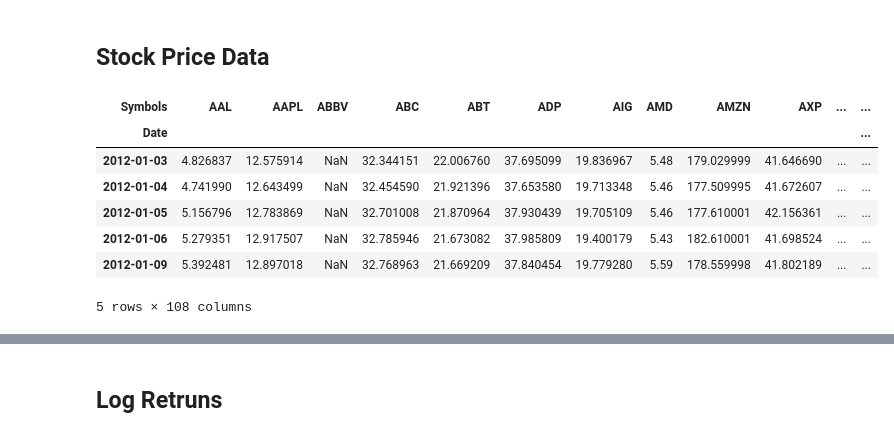
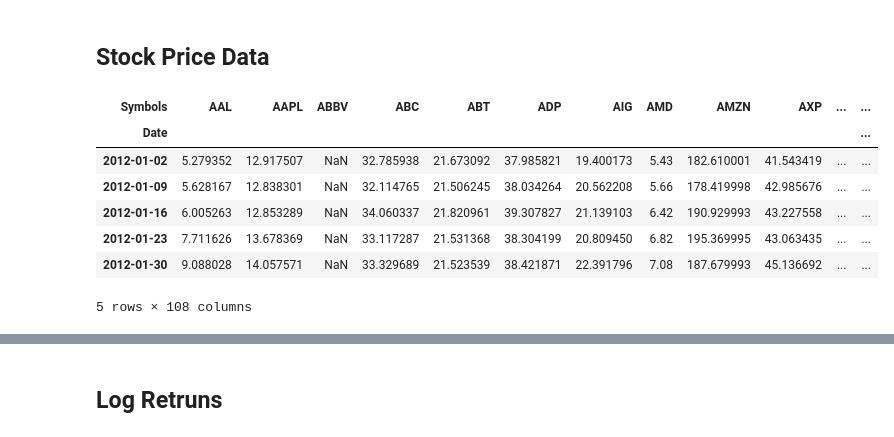
Before and after one commit to DaniloMendezR/master_thesis, a Jupyter notebook: Tables_creation.ipynb, the cells around one changed output, grey strips where cells are left out. Cells and saved outputs as stored; diff of their text form; code cells hidden in the pictures.

Commit message:
Change returns to weekly

```diff
--- a/Tables_creation.ipynb
+++ b/Tables_creation.ipynb
@@ -78,24 +78,24 @@ small_tickers = small_sent_tables['small_RCV'].columns
 # %%
 # Define the instruments to download. We would like to see Apple, Microsoft and the S&P500 index.
 big_tickers = big_sent_tables['big_RCV'].columns
 
 # We would like all available data from 2012/01/02 until 2021/12/01.
 start_date = big_sent_tables['big_RCV'].index[0].strftime('%Y-%m-%d')
 end_date = big_sent_tables['big_RCV'].index[-1].strftime('%Y-%m-%d')
 
-# User pandas_reader.data.DataReader to load the desired data. As simple as that.
-big_panel_data = web.DataReader(big_tickers, 'yahoo', start_date, end_date)['Adj Close']
+# User pandas_reader to load the desired data in a weekly format. As simple as that.
+big_panel_data = pandas_datareader.yahoo.daily.YahooDailyReader(big_tickers, interval='w', start=start_date, end=end_date).read()['Adj Close']
 big_panel_data = pd.DataFrame(big_panel_data)
 big_panel_data.to_csv(os.path.join(PATH,'Tables','big_prices.csv')) #Store in csv format in the 'Tables' folder
 big_panel_data.head()
 # %% [output]
 | Symbols | AAL | AAPL | ABBV | ABC | ABT | ADP | AIG | AMD | AMZN | AXP | ... | ... |
 | Date |  |  |  |  |  |  |  |  |  |  |  | ... |
-| 2012-01-03 | 4.826837 | 12.575914 | NaN | 32.344151 | 22.006760 | 37.695099 | 19.836967 | 5.48 | 179.029999 | 41.646690 | ... | ... |
-| 2012-01-04 | 4.741990 | 12.643499 | NaN | 32.454590 | 21.921396 | 37.653580 | 19.713348 | 5.46 | 177.509995 | 41.672607 | ... | ... |
-| 2012-01-05 | 5.156796 | 12.783869 | NaN | 32.701008 | 21.870964 | 37.930439 | 19.705109 | 5.46 | 177.610001 | 42.156361 | ... | ... |
-| 2012-01-06 | 5.279351 | 12.917507 | NaN | 32.785946 | 21.673082 | 37.985809 | 19.400179 | 5.43 | 182.610001 | 41.698524 | ... | ... |
-| 2012-01-09 | 5.392481 | 12.897018 | NaN | 32.768963 | 21.669209 | 37.840454 | 19.779280 | 5.59 | 178.559998 | 41.802189 | ... | ... |
+| 2012-01-02 | 5.279352 | 12.917507 | NaN | 32.785938 | 21.673092 | 37.985821 | 19.400173 | 5.43 | 182.610001 | 41.543419 | ... | ... |
+| 2012-01-09 | 5.628167 | 12.838301 | NaN | 32.114765 | 21.506245 | 38.034264 | 20.562208 | 5.66 | 178.419998 | 42.985676 | ... | ... |
+| 2012-01-16 | 6.005263 | 12.853289 | NaN | 34.060337 | 21.820961 | 39.307827 | 21.139103 | 6.42 | 190.929993 | 43.227558 | ... | ... |
+| 2012-01-23 | 7.711626 | 13.678369 | NaN | 33.117287 | 21.531368 | 38.304199 | 20.809450 | 6.82 | 195.369995 | 43.063435 | ... | ... |
+| 2012-01-30 | 9.088028 | 14.057571 | NaN | 33.329689 | 21.523539 | 38.421871 | 22.391796 | 7.08 | 187.679993 | 45.136692 | ... | ... |
 5 rows × 108 columns
 # %%
 #Same procedure for mid and small
```
Also changed, not shown: parts of 5 cells of this notebook, 7 other files.
